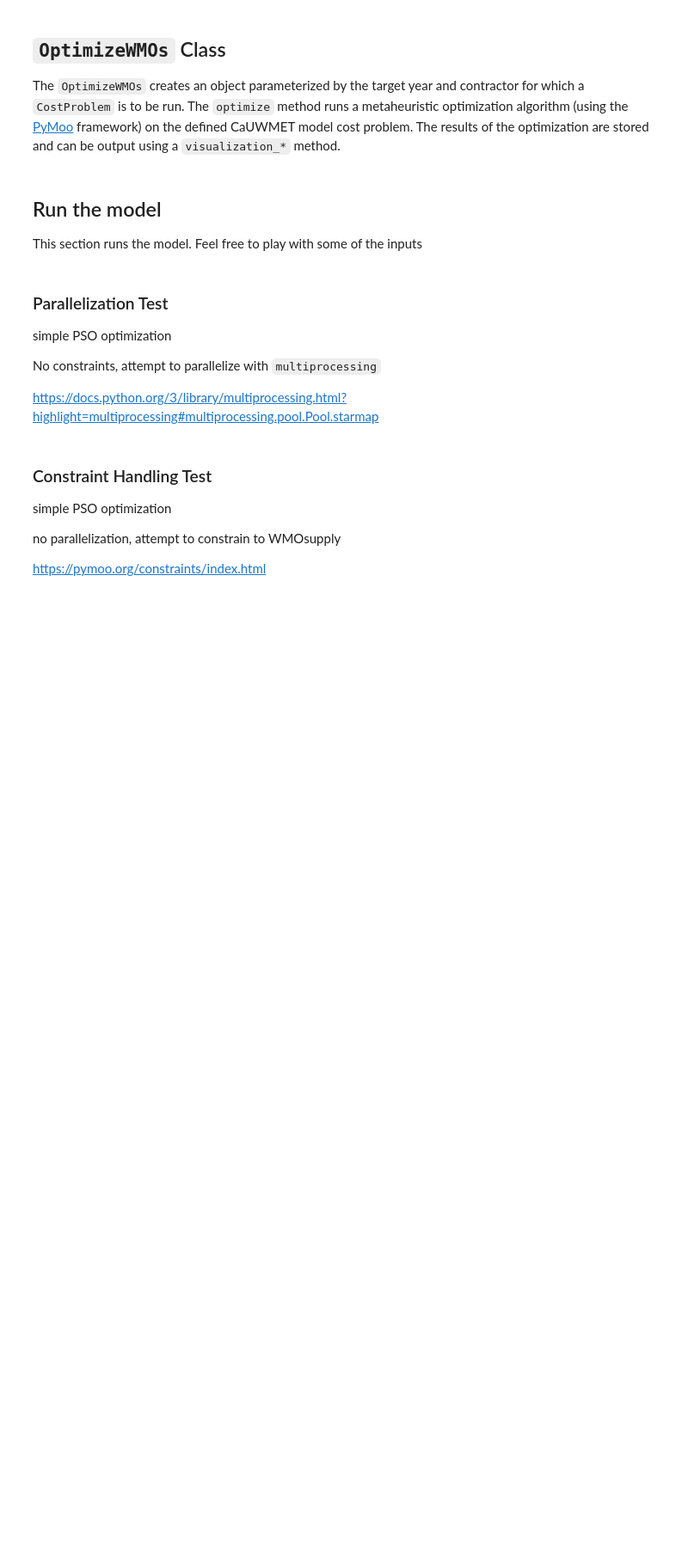
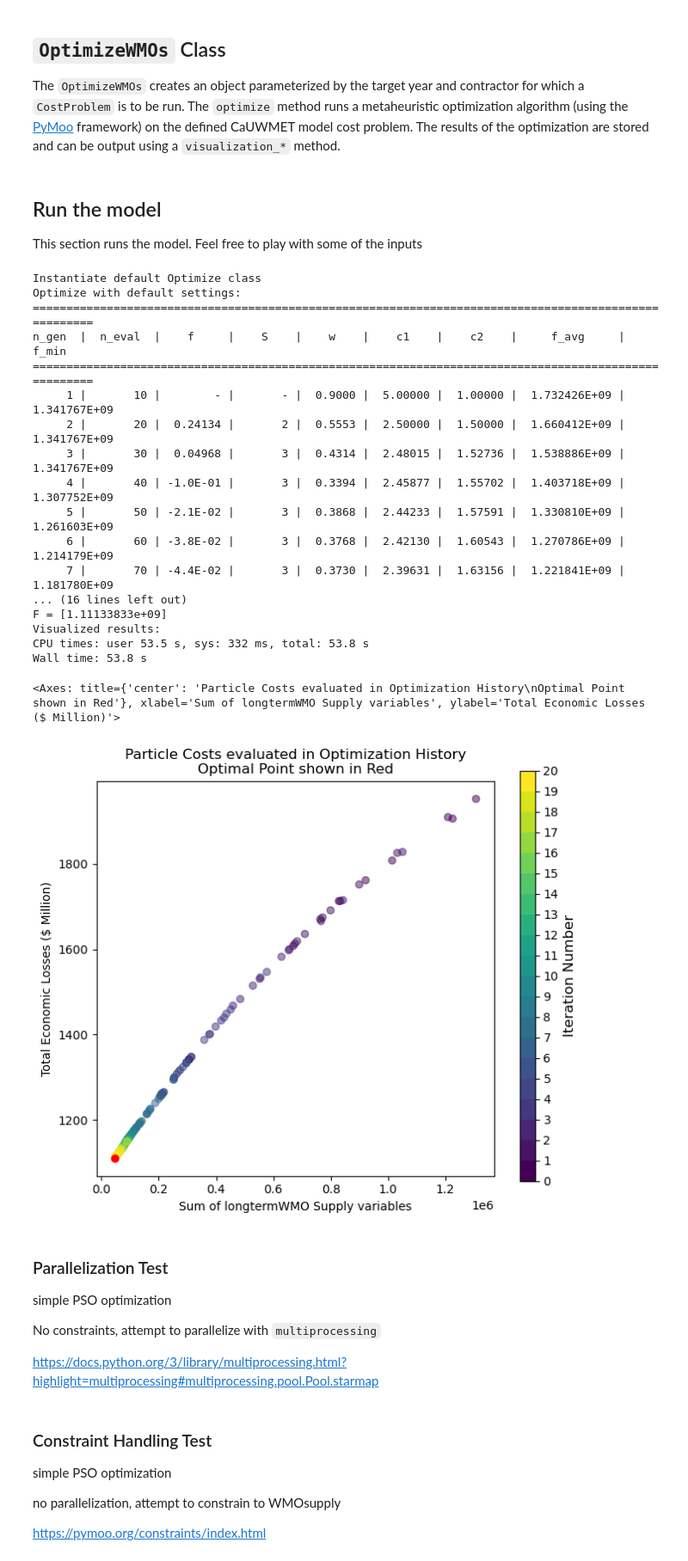
Before and after one commit to dayamuralidharan/California-Urban-Water-Management-Economic-Tool, a Jupyter notebook: CaUWMET/OptimizeWMOsDemo.ipynb, the cells around one changed output. Shown at 86% size. Saved outputs shown, nothing was run; the diff lists cells and outputs as text; code cells hidden in the pictures; blank space fills up the shorter version.

Commit message:
Debug OptimizeWMOs
Typeerror was rooted to upper bounds and lower bounds both having value = 0 for certain variables.
Fixes applied. And better visualization of different PSO hyperparameter values.

```diff
--- a/CaUWMET/OptimizeWMOsDemo.ipynb
+++ b/CaUWMET/OptimizeWMOsDemo.ipynb
@@ -83,7 +83,7 @@ class CostProblem(ElementwiseProblem):
         self.wmoSupply = wmoSupply if wmoSupply is not None else None
         self.n_ieq_constr = sum([i != None for i in [self.wmoFloor, self.wmoSupply]])
         self.lowerBounds = lowerBounds
-        self.upperBounds = upperBounds
+        self.upperBounds = [ ub if ub>0 else 0.01 for ub in upperBounds ]
         self.objectiveFunction = modelLogic.executeModelLogicForContractor  # execute ModelLogic
 
         super().__init__(  # parameterize the objective function
@@ -166,7 +166,7 @@ class OptimizeWMOs:
             max_velocity_rate=0.2
         )
         # parameterize the termination criteria
-        termination = get_termination("n_gen", 5)
+        termination = get_termination("n_gen", 20)
 
         # execute optimization
         self.res = minimize(
@@ -179,6 +179,8 @@ class OptimizeWMOs:
         )
 
         print("Best solution found: \nX = %s\nF = %s" % (self.res.X, self.res.F))
+
+        return self.res
 
 
     def visualization_a(self):
@@ -201,7 +203,7 @@ class OptimizeWMOs:
         # assign plot variables
         TAF = np.sum(X,axis=1)  # sum of longtermWMOSupply variables
         loss_millions = [f*10**-6 for f in F]
-        colors = [item for item in [0,1,2,3,4] for i in range(10)]  # this only works for the n_gen=5 because of this....
+        colors = [ item for item in list(range(len(self.res.history))) for i in range(len(self.res.pop)) ]  # this only works for the n_gen=5 because of this....
 
         # matplotlib
         fig, ax = plt.subplots(1, 1, figsize=(6, 6))          # setup the plot
@@ -210,7 +212,7 @@ class OptimizeWMOs:
         cmap = mpl.colors.LinearSegmentedColormap.from_list(  # create the new map
             'Custom cmap', cmaplist, cmap.N
         )
-        bounds = np.linspace(0, 5, 6)                         # define the bins
+        bounds = np.linspace(0, len(self.res.history), len(self.res.history)+1)   # define the bins
         norm = mpl.colors.BoundaryNorm(bounds, cmap.N)        # normalize
 
         ax.scatter(TAF, loss_millions, c=colors, cmap=cmap, norm=norm, alpha=0.5)
@@ -236,14 +238,37 @@ class OptimizeWMOs:
 
 This section runs the model. Feel free to play with some of the inputs
 # %%
+%%time
+
 print("Instantiate default Optimize class")
 Test = OptimizeWMOs()
 
 print("Optimize with default settings:")
-Test.optimize()
+res = Test.optimize()
+# res.__dict__ # for exploring
 
 print("Visualized results:")
 Test.visualization_a()
+# %% [output]
+Instantiate default Optimize class
+Optimize with default settings:
+======================================================================================================
+n_gen  |  n_eval  |    f     |    S    |    w    |    c1    |    c2    |     f_avg     |     f_min
+======================================================================================================
+     1 |       10 |        - |       - |  0.9000 |  5.00000 |  1.00000 |  1.732426E+09 |  1.341767E+09
+     2 |       20 |  0.24134 |       2 |  0.5553 |  2.50000 |  1.50000 |  1.660412E+09 |  1.341767E+09
+     3 |       30 |  0.04968 |       3 |  0.4314 |  2.48015 |  1.52736 |  1.538886E+09 |  1.341767E+09
+     4 |       40 | -1.0E-01 |       3 |  0.3394 |  2.45877 |  1.55702 |  1.403718E+09 |  1.307752E+09
+     5 |       50 | -2.1E-02 |       3 |  0.3868 |  2.44233 |  1.57591 |  1.330810E+09 |  1.261603E+09
+     6 |       60 | -3.8E-02 |       3 |  0.3768 |  2.42130 |  1.60543 |  1.270786E+09 |  1.214179E+09
+     7 |       70 | -4.4E-02 |       3 |  0.3730 |  2.39631 |  1.63156 |  1.221841E+09 |  1.181780E+09
+... (16 lines left out)
+F = [1.11133833e+09]
+Visualized results:
+CPU times: user 53.5 s, sys: 332 ms, total: 53.8 s
+Wall time: 53.8 s
+<Axes: title={'center': 'Particle Costs evaluated in Optimization History\nOptimal Point shown in Red'}, xlabel='Sum of longtermWMO Supply variables', ylabel='Total Economic Losses ($ Million)'>
+[figure, added]
 # %% [markdown]
 ### Parallelization Test
 
```
Also changed, not shown: parts of 1 cell of this notebook, 1 other file.
